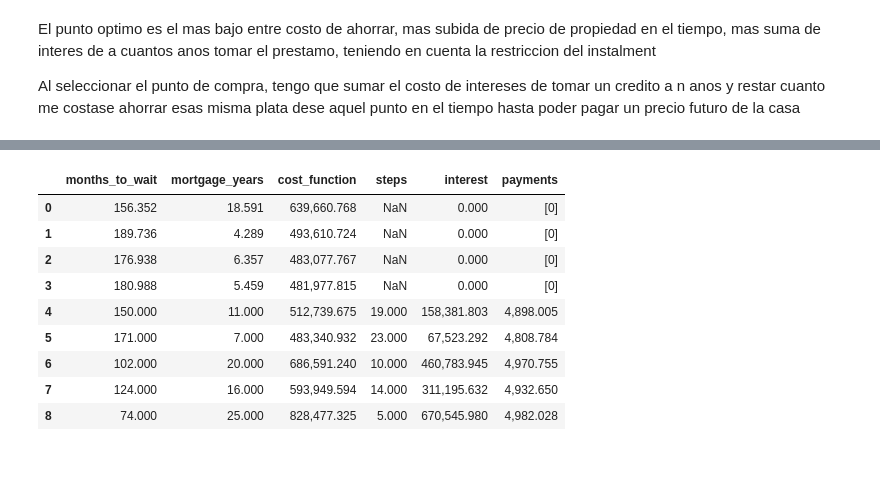
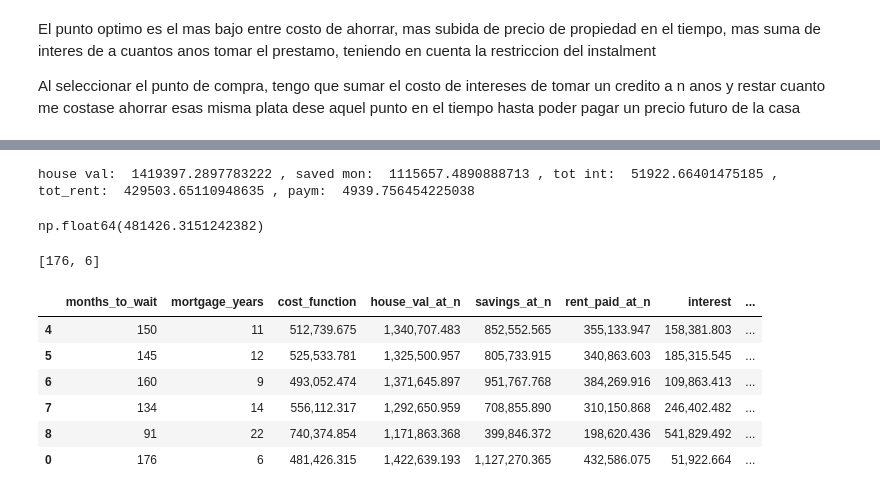
Before and after one commit to lsantamariarojas/mortgage-planner-main, a Jupyter notebook: mortgage.ipynb, the cells around one changed output, grey strips where cells are left out. Saved outputs shown, nothing was run; the diff lists cells and outputs as text; code cells hidden in the pictures; blank space fills up the shorter version.

```diff
--- a/mortgage-planner-main/mortgage.ipynb
+++ b/mortgage.ipynb
@@ -175,13 +182,19 @@ scenarios_results['scenario3']['compiled_data']
-# %%
-all_sub_optimal
-# %% [output]
-|  | months_to_wait | mortgage_years | cost_function | steps | interest | payments |
-| 0 | 156.352 | 18.591 | 639,660.768 | NaN | 0.000 | [0] |
-| 1 | 189.736 | 4.289 | 493,610.724 | NaN | 0.000 | [0] |
-| 2 | 176.938 | 6.357 | 483,077.767 | NaN | 0.000 | [0] |
-| 3 | 180.988 | 5.459 | 481,977.815 | NaN | 0.000 | [0] |
-| 4 | 150.000 | 11.000 | 512,739.675 | 19.000 | 158,381.803 | 4,898.005 |
-| 5 | 171.000 | 7.000 | 483,340.932 | 23.000 | 67,523.292 | 4,808.784 |
-| 6 | 102.000 | 20.000 | 686,591.240 | 10.000 | 460,783.945 | 4,970.755 |
-| 7 | 124.000 | 16.000 | 593,949.594 | 14.000 | 311,195.632 | 4,932.650 |
-| 8 | 74.000 | 25.000 | 828,477.325 | 5.000 | 670,545.980 | 4,982.028 |
+# %%
+calculator.objective_function([months, mortgage_years])
+# %% [output]
+house val:  1419397.2897783222 , saved mon:  1115657.4890888713 , tot int:  51922.66401475185 , tot_rent:  429503.65110948635 , paym:  4939.756454225038
+np.float64(481426.3151242382)
+# %%
+[months, mortgage_years]
+# %% [output]
+[176, 6]
+# %%
+all_pd
+# %% [output]
+|  | months_to_wait | mortgage_years | cost_function | house_val_at_n | savings_at_n | rent_paid_at_n | interest | ... |
+| 4 | 150 | 11 | 512,739.675 | 1,340,707.483 | 852,552.565 | 355,133.947 | 158,381.803 | ... |
+| 5 | 145 | 12 | 525,533.781 | 1,325,500.957 | 805,733.915 | 340,863.603 | 185,315.545 | ... |
+| 6 | 160 | 9 | 493,052.474 | 1,371,645.897 | 951,767.768 | 384,269.916 | 109,863.413 | ... |
+| 7 | 134 | 14 | 556,112.317 | 1,292,650.959 | 708,855.890 | 310,150.868 | 246,402.482 | ... |
+| 8 | 91 | 22 | 740,374.854 | 1,171,863.368 | 399,846.372 | 198,620.436 | 541,829.492 | ... |
+| 0 | 176 | 6 | 481,426.315 | 1,422,639.193 | 1,127,270.365 | 432,586.075 | 51,922.664 | ... |
```
Also changed, not shown: parts of 7 cells of this notebook, 11 other files.
